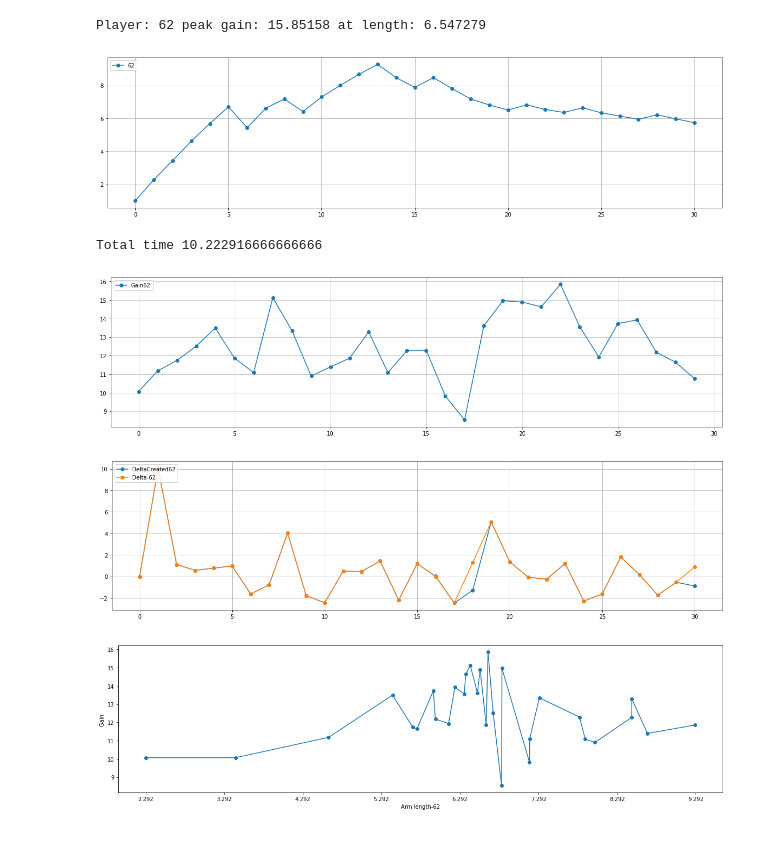
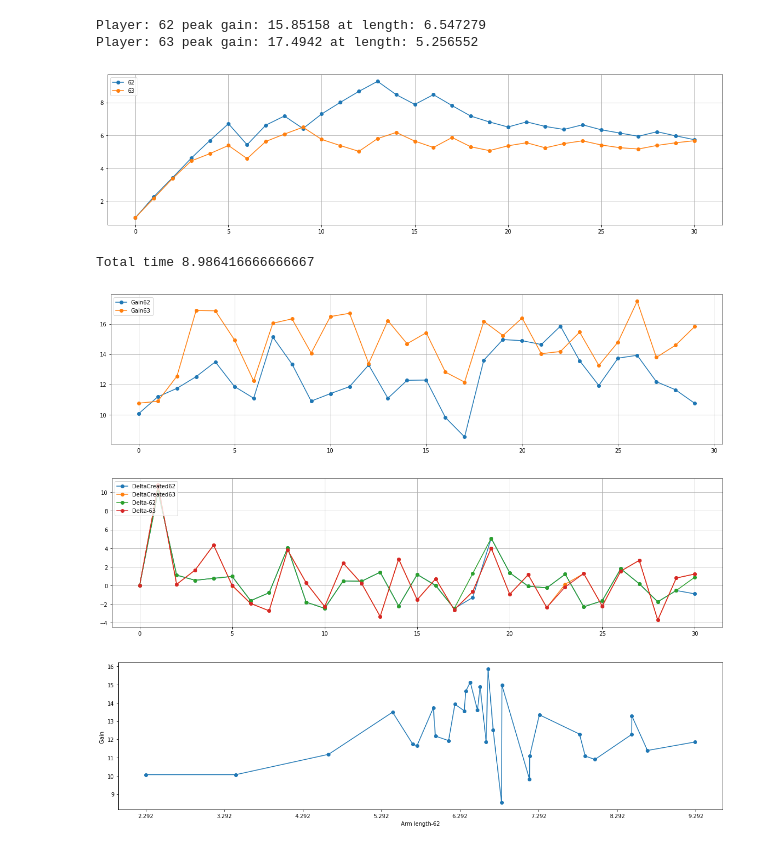
Before and after one commit to AndreeaStefan/SmartuistWrapper, a Jupyter notebook: evaluation/PlotResults.ipynb, the cells around one changed output. Drawn from its saved outputs; the diff is of its cells as text; code cells hidden in the pictures.

Commit message:
Player 63 - same as before (Hubert)

```diff
--- a/evaluation/PlotResults.ipynb
+++ b/evaluation/PlotResults.ipynb
@@ -94,7 +94,7 @@ def EffortPerBodyPartPerPlayer(p, results, batchSize):
 # player 9 = same as 8
 
 batchSize = 8
-players = [ 62]
+players = [ 62, 63]
 path ="C:\\Users\\huber\\OneDrive\\Dokumenty\\thesis-hubert\\unity\\SmartuistWrapper\\tapResult.csv"
 pathA = "E:\\Andreea\\Projects\\Git\\SmartsuitWrapper\\SmartuistWrapper\\tapResult.csv"
 pathStats ="C:\\Users\\huber\\OneDrive\\Dokumenty\\thesis-hubert\\unity\\SmartuistWrapper\\tapResult.csv"
@@ -161,37 +161,38 @@ plt.show()
 #     z = 0
 #     x = list(range(0, len(bodyParts[0])-2))
 #     for a in bodyParts:
 #         if z in [0,1,2,3,4,5,6]:
 #             plt.plot(x,a[:len(a)-2], 'o-', label= str(p) + "-" + str(z))
 #         z = z + 1
 
 #     plt.legend(loc='upper left')
 #     plt.grid(True)
 #     plt.show()
 
 # plot learning rate
 #plotOneResult(players, gradientStats, 6, "lr-")
 
 
 for p in players:
     tmp = gradientStats[p]
     gain = [0]
     prevGain = [0]
     for words in tmp:
         gain.append(float(words[5]))
         prevGain.append(float(words[4]))
     delta = np.array(gain) - np.array(prevGain)
     x = list(range(0, len(delta)))
     plt.plot(x, delta, 'o-', label="DeltaCreated"+str(p))
 
 # plot delta
 plotOneResult(players, results, 30, "Delta-")
 # %% [output]
 Player: 62 peak gain: 15.85158 at length: 6.547279
+Player: 63 peak gain: 17.4942 at length: 5.256552
-[figure, old version]
+[figure, new version]
-Total time 10.222916666666666
+Total time 8.986416666666667
-[figure, old version]
+[figure, new version]
-[figure, old version]
+[figure, new version]
 # %%
 from scipy.interpolate import make_interp_spline, BSpline, pchip
 
```
Also changed, not shown: 3 other files.
